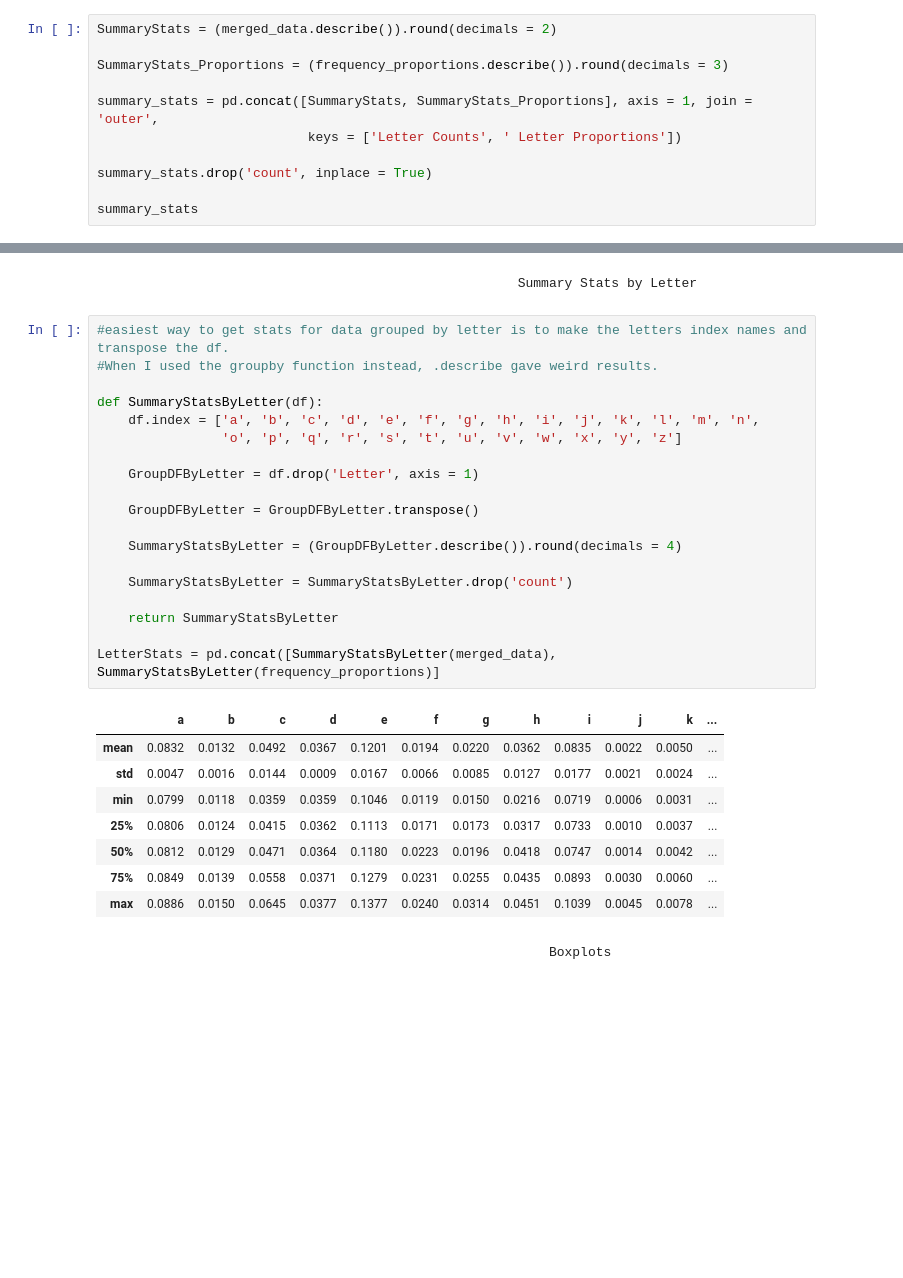
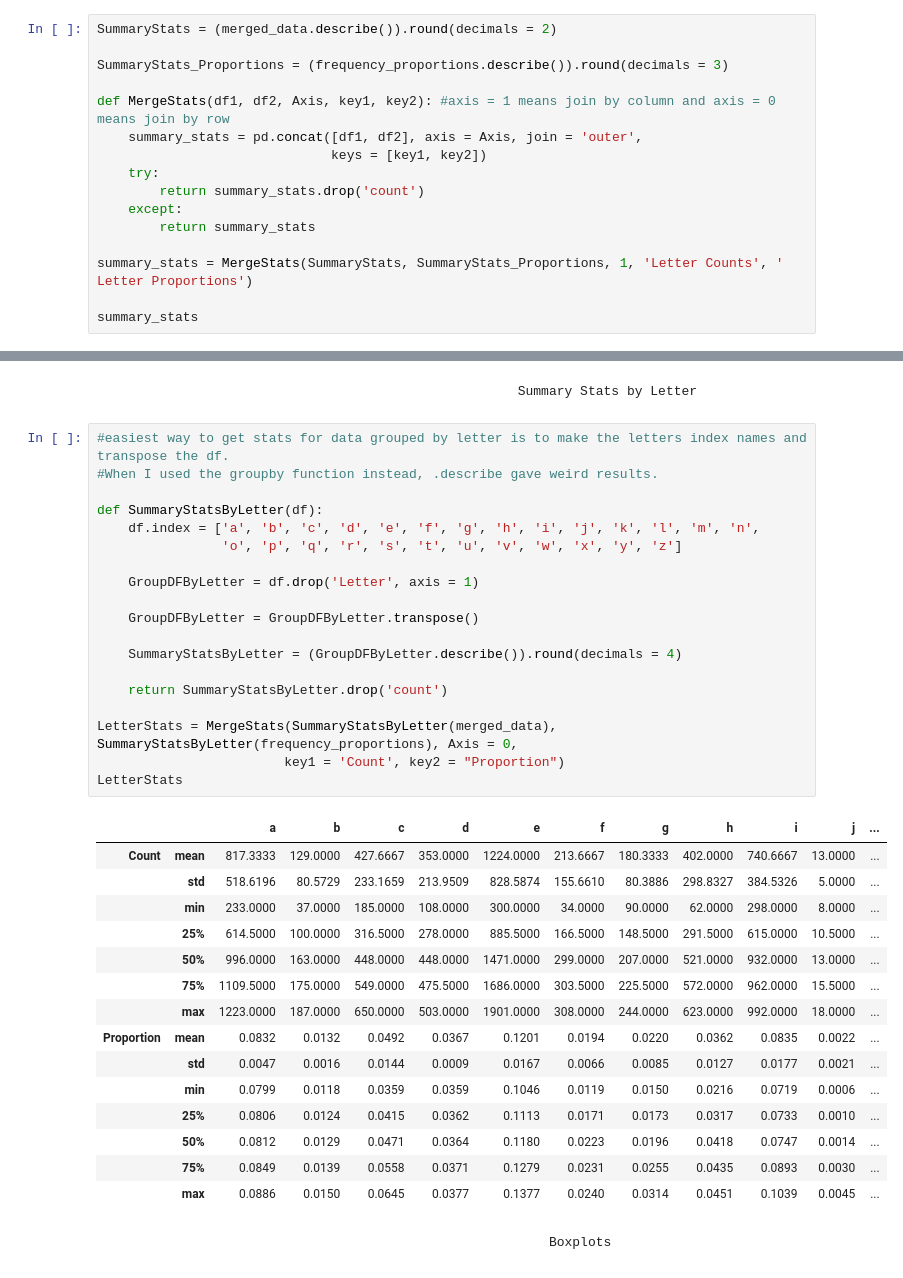
Before and after one commit to mikayla-eckelcifrese/JupyterLabRepository, a Jupyter notebook: DAT301 Project 2.ipynb, the cells around one changed output, grey strips where cells are left out. Drawn from its saved outputs; the diff is of its cells as text; blank space fills up the shorter version.

```diff
--- a/DAT301 Project 2.ipynb
+++ b/DAT301 Project 2.ipynb
@@ -127,10 +128,15 @@ SummaryStats = (merged_data.describe()).round(decimals = 2)
 
 SummaryStats_Proportions = (frequency_proportions.describe()).round(decimals = 3)
 
-summary_stats = pd.concat([SummaryStats, SummaryStats_Proportions], axis = 1, join = 'outer',
-                           keys = ['Letter Counts', ' Letter Proportions'])
+def MergeStats(df1, df2, Axis, key1, key2): #axis = 1 means join by column and axis = 0 means join by row
+    summary_stats = pd.concat([df1, df2], axis = Axis, join = 'outer',
+                              keys = [key1, key2])
+    try:
+        return summary_stats.drop('count')
+    except:
+        return summary_stats
 
-summary_stats.drop('count', inplace = True)
+summary_stats = MergeStats(SummaryStats, SummaryStats_Proportions, 1, 'Letter Counts', ' Letter Proportions')
 
 summary_stats
 # %% [output]
@@ -148,30 +154,37 @@ summary_stats
 # %%
 #easiest way to get stats for data grouped by letter is to make the letters index names and transpose the df.
 #When I used the groupby function instead, .describe gave weird results.
 
 def SummaryStatsByLetter(df):
     df.index = ['a', 'b', 'c', 'd', 'e', 'f', 'g', 'h', 'i', 'j', 'k', 'l', 'm', 'n',
                 'o', 'p', 'q', 'r', 's', 't', 'u', 'v', 'w', 'x', 'y', 'z']
 
     GroupDFByLetter = df.drop('Letter', axis = 1)
 
     GroupDFByLetter = GroupDFByLetter.transpose()
 
     SummaryStatsByLetter = (GroupDFByLetter.describe()).round(decimals = 4)
 
-    SummaryStatsByLetter = SummaryStatsByLetter.drop('count')
+    return SummaryStatsByLetter.drop('count')
 
-    return SummaryStatsByLetter
-
-LetterStats = pd.concat([SummaryStatsByLetter(merged_data), SummaryStatsByLetter(frequency_proportions)]
+LetterStats = MergeStats(SummaryStatsByLetter(merged_data), SummaryStatsByLetter(frequency_proportions), Axis = 0,
+                        key1 = 'Count', key2 = "Proportion")
+LetterStats
 # %% [output]
-|  | a | b | c | d | e | f | g | h | i | j | k | ... |
-| mean | 0.0832 | 0.0132 | 0.0492 | 0.0367 | 0.1201 | 0.0194 | 0.0220 | 0.0362 | 0.0835 | 0.0022 | 0.0050 | ... |
-| std | 0.0047 | 0.0016 | 0.0144 | 0.0009 | 0.0167 | 0.0066 | 0.0085 | 0.0127 | 0.0177 | 0.0021 | 0.0024 | ... |
-| min | 0.0799 | 0.0118 | 0.0359 | 0.0359 | 0.1046 | 0.0119 | 0.0150 | 0.0216 | 0.0719 | 0.0006 | 0.0031 | ... |
-| 25% | 0.0806 | 0.0124 | 0.0415 | 0.0362 | 0.1113 | 0.0171 | 0.0173 | 0.0317 | 0.0733 | 0.0010 | 0.0037 | ... |
-| 50% | 0.0812 | 0.0129 | 0.0471 | 0.0364 | 0.1180 | 0.0223 | 0.0196 | 0.0418 | 0.0747 | 0.0014 | 0.0042 | ... |
-| 75% | 0.0849 | 0.0139 | 0.0558 | 0.0371 | 0.1279 | 0.0231 | 0.0255 | 0.0435 | 0.0893 | 0.0030 | 0.0060 | ... |
-| max | 0.0886 | 0.0150 | 0.0645 | 0.0377 | 0.1377 | 0.0240 | 0.0314 | 0.0451 | 0.1039 | 0.0045 | 0.0078 | ... |
+|  |  | a | b | c | d | e | f | g | h | i | j | ... |
+| Count | mean | 817.3333 | 129.0000 | 427.6667 | 353.0000 | 1224.0000 | 213.6667 | 180.3333 | 402.0000 | 740.6667 | 13.0000 | ... |
+|  | std | 518.6196 | 80.5729 | 233.1659 | 213.9509 | 828.5874 | 155.6610 | 80.3886 | 298.8327 | 384.5326 | 5.0000 | ... |
+|  | min | 233.0000 | 37.0000 | 185.0000 | 108.0000 | 300.0000 | 34.0000 | 90.0000 | 62.0000 | 298.0000 | 8.0000 | ... |
+|  | 25% | 614.5000 | 100.0000 | 316.5000 | 278.0000 | 885.5000 | 166.5000 | 148.5000 | 291.5000 | 615.0000 | 10.5000 | ... |
+|  | 50% | 996.0000 | 163.0000 | 448.0000 | 448.0000 | 1471.0000 | 299.0000 | 207.0000 | 521.0000 | 932.0000 | 13.0000 | ... |
+|  | 75% | 1109.5000 | 175.0000 | 549.0000 | 475.5000 | 1686.0000 | 303.5000 | 225.5000 | 572.0000 | 962.0000 | 15.5000 | ... |
+|  | max | 1223.0000 | 187.0000 | 650.0000 | 503.0000 | 1901.0000 | 308.0000 | 244.0000 | 623.0000 | 992.0000 | 18.0000 | ... |
+| Proportion | mean | 0.0832 | 0.0132 | 0.0492 | 0.0367 | 0.1201 | 0.0194 | 0.0220 | 0.0362 | 0.0835 | 0.0022 | ... |
+|  | std | 0.0047 | 0.0016 | 0.0144 | 0.0009 | 0.0167 | 0.0066 | 0.0085 | 0.0127 | 0.0177 | 0.0021 | ... |
+|  | min | 0.0799 | 0.0118 | 0.0359 | 0.0359 | 0.1046 | 0.0119 | 0.0150 | 0.0216 | 0.0719 | 0.0006 | ... |
+|  | 25% | 0.0806 | 0.0124 | 0.0415 | 0.0362 | 0.1113 | 0.0171 | 0.0173 | 0.0317 | 0.0733 | 0.0010 | ... |
+|  | 50% | 0.0812 | 0.0129 | 0.0471 | 0.0364 | 0.1180 | 0.0223 | 0.0196 | 0.0418 | 0.0747 | 0.0014 | ... |
+|  | 75% | 0.0849 | 0.0139 | 0.0558 | 0.0371 | 0.1279 | 0.0231 | 0.0255 | 0.0435 | 0.0893 | 0.0030 | ... |
+|  | max | 0.0886 | 0.0150 | 0.0645 | 0.0377 | 0.1377 | 0.0240 | 0.0314 | 0.0451 | 0.1039 | 0.0045 | ... |
 # %% [markdown]
                                                             Boxplots
```
Also changed, not shown: parts of 4 cells of this notebook.
